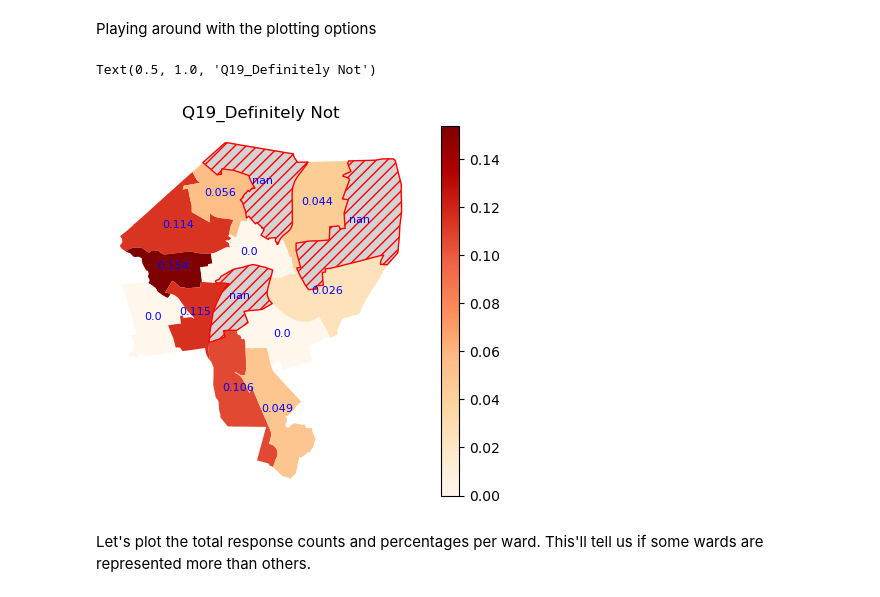
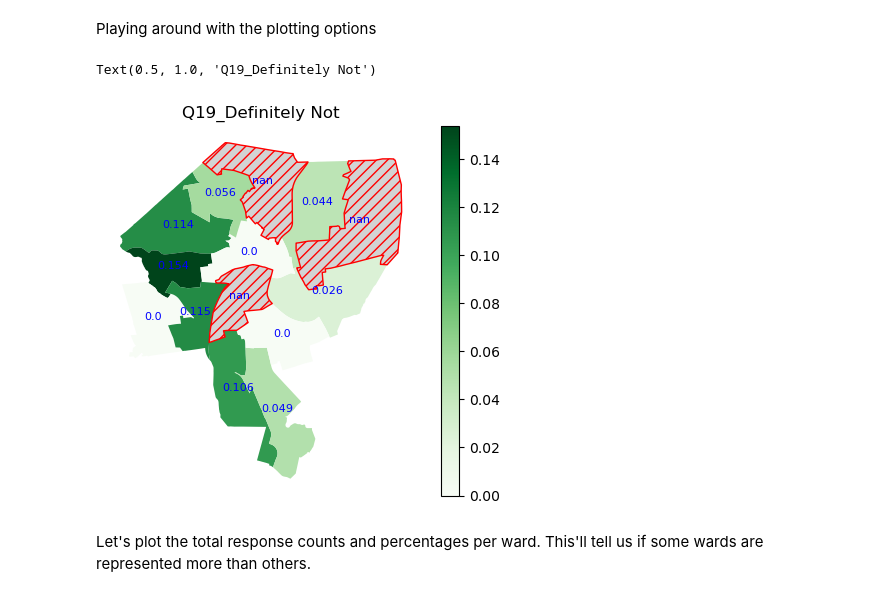
Before and after one commit to dwang0120/EveryVoteCounts-GIS, a Jupyter notebook: src/gis_prep.ipynb, the cells around one changed output. Cells and saved outputs as stored; diff of their text form; code cells hidden in the pictures.

```diff
--- a/src/gis_prep.ipynb
+++ b/src/gis_prep.ipynb
@@ -66,27 +68,27 @@ Playing around with the plotting options
 # %%
 column_name = 'Q19_Definitely Not'
 ax = gdf_percent.plot(
     column=column_name,
     legend=True,
     missing_kwds={
         "color": "lightgrey",
         "edgecolor": "red",
         "hatch": "///",
         "label": "Missing values"
-    }, cmap="OrRd")
+    }, cmap="Greens")
 ax.set_axis_off()
 
 for idx, row in gdf_percent.iterrows():
     plt.text(x=row.geometry.centroid.x,
              y=row.geometry.centroid.y,
              s = str(round(row[column_name],3)),
              fontsize=8,
              color="blue" ,
              ha='center')
 plt.title(column_name)
 # %% [output]
 Text(0.5, 1.0, 'Q19_Definitely Not')
-[figure, old version]
+[figure, new version]
 # %% [markdown]
 Let's plot the total response counts and percentages per ward. This'll tell us if some wards are represented more than others.
 # %%
```
Also changed, not shown: parts of 6 cells of this notebook, 7 other files.
